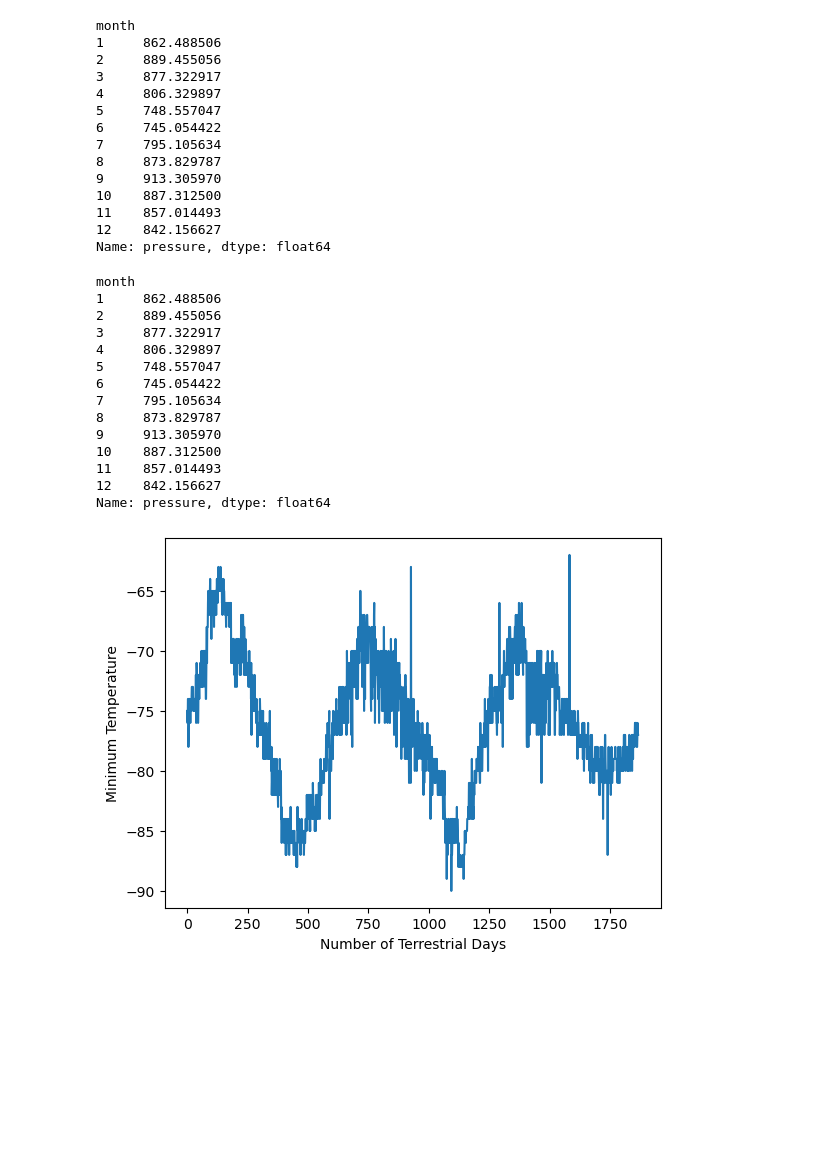
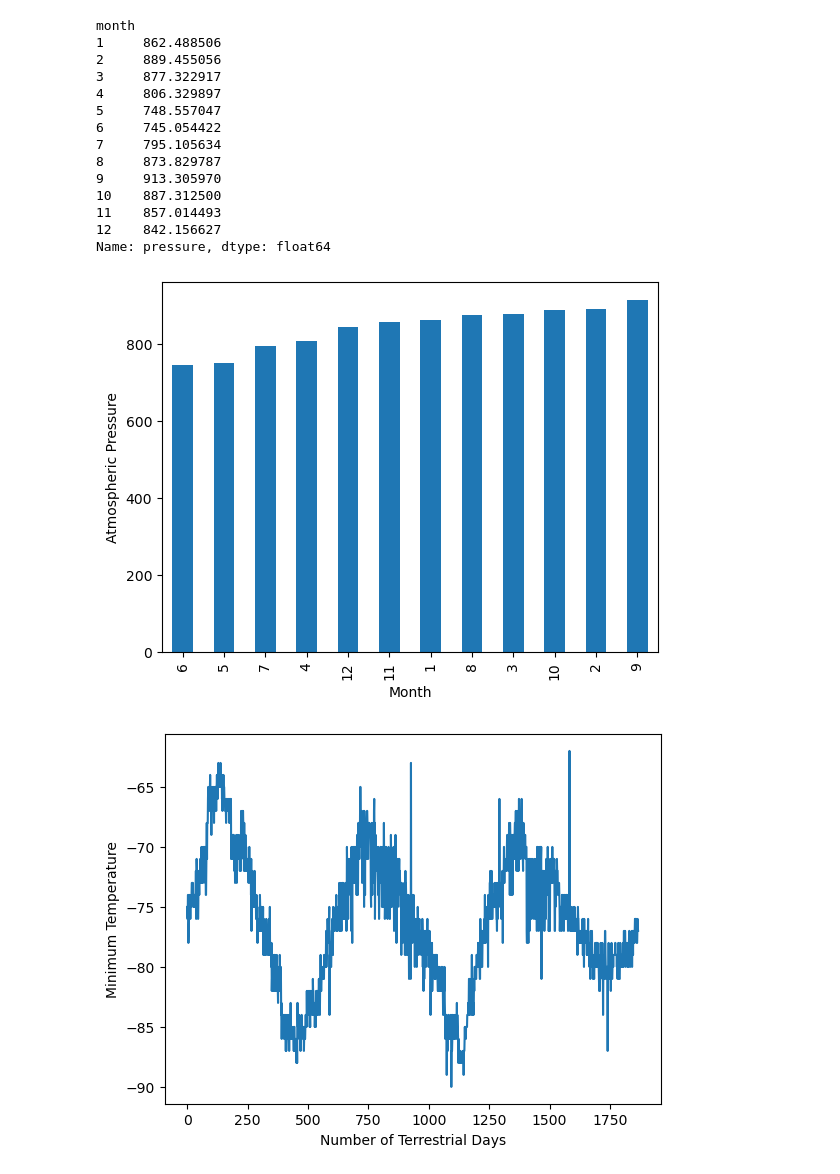
Before and after one commit to meltonme/mars-webscraping, a Jupyter notebook: mars-weather/part_2_mars_weather.ipynb, the cells around one changed output. Saved outputs shown, nothing was run; the diff lists cells and outputs as text; code cells hidden in the pictures; blank space fills up the shorter version.

Commit message:
realized I missed a visualization

```diff
--- a/mars-weather/part_2_mars_weather.ipynb
+++ b/mars-weather/part_2_mars_weather.ipynb
@@ -199,25 +199,14 @@ month
 11    857.014493
 12    842.156627
 Name: pressure, dtype: float64
-# %%
-# Plot the average pressure by month
-average_pressure_by_month = mars_df.groupby('month')['pressure'].mean()
-average_pressure_by_month
-# %% [output]
-month
-1     862.488506
-2     889.455056
-3     877.322917
-4     806.329897
-5     748.557047
-6     745.054422
-7     795.105634
-8     873.829787
-9     913.305970
-10    887.312500
-11    857.014493
-12    842.156627
-Name: pressure, dtype: float64
+# %%
+# Plot the average pressure by month
+average_pressure_by_month = average_pressure_by_month.sort_values()
+average_pressure_by_month.plot(kind='bar', xlabel='Month', ylabel='Atmospheric Pressure')
+plt.savefig("../output-data/average-pressure-month")
+plt.show()
+# %% [output]
+[figure, added]
 # %%
 # 5. How many terrestrial (earth) days are there in a Martian year?
 mars_df["min_temp"].plot(kind= 'line', xlabel= 'Number of Terrestrial Days', ylabel= 'Minimum Temperature')
```
Also changed, not shown: 1 other file.
